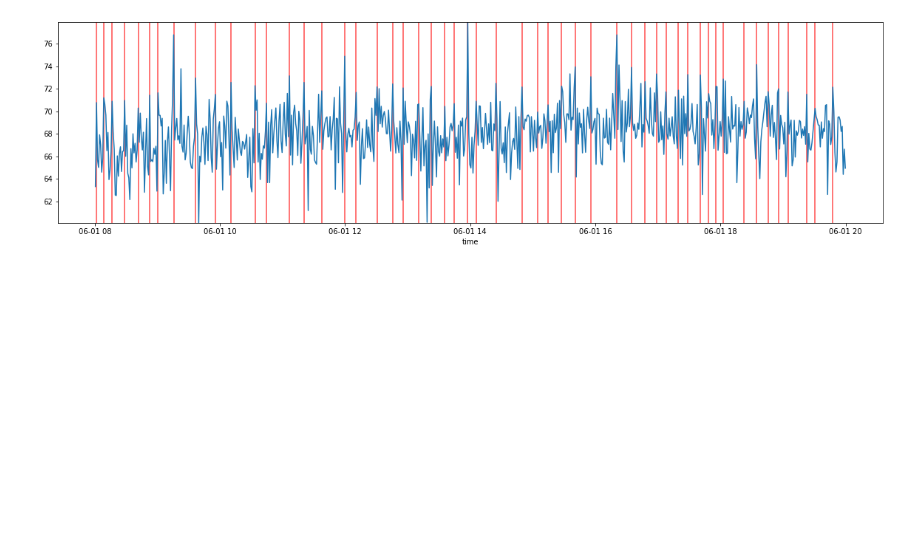
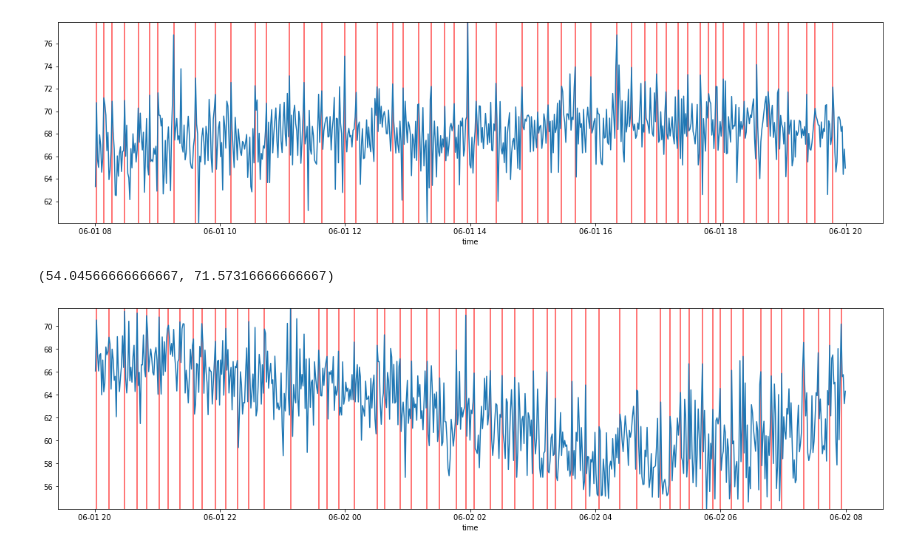
Before and after one commit to marin-hyatt/public-redhook-analysis, a Jupyter notebook: Truck_Analysis.ipynb, the cells around one changed output. Cells and saved outputs as stored; diff of their text form; code cells hidden in the pictures; blank space fills up the shorter version.

```diff
--- a/Truck_Analysis.ipynb
+++ b/Truck_Analysis.ipynb
@@ -617,3 +817,15 @@ plt.ylim(minute_dBAS_arr_am.min(), minute_dBAS_arr_am.max())
 # %% [output]
 (60.085, 77.91066666666667)
 [figure]
+# %%
+pm_spl_peaks = librosa.util.peak_pick(minute_dBAS_arr_pm, 7, 7, 7, 7, 0.5, 5)
+# %%
+plt.figure(figsize=(20, 5))
+plt.plot(minute_time_arr_pm, minute_dBAS_arr_pm)
+plt.grid(False)
+plt.vlines(minute_time_arr_pm[pm_spl_peaks], 0, minute_dBAS_arr_pm.max(), color='r', alpha=0.7)
+plt.xlabel('time')
+plt.ylim(minute_dBAS_arr_pm.min(), minute_dBAS_arr_pm.max())
+# %% [output]
+(54.04566666666667, 71.57316666666667)
+[figure, added]
```
Also changed, not shown: parts of 18 cells of this notebook.
